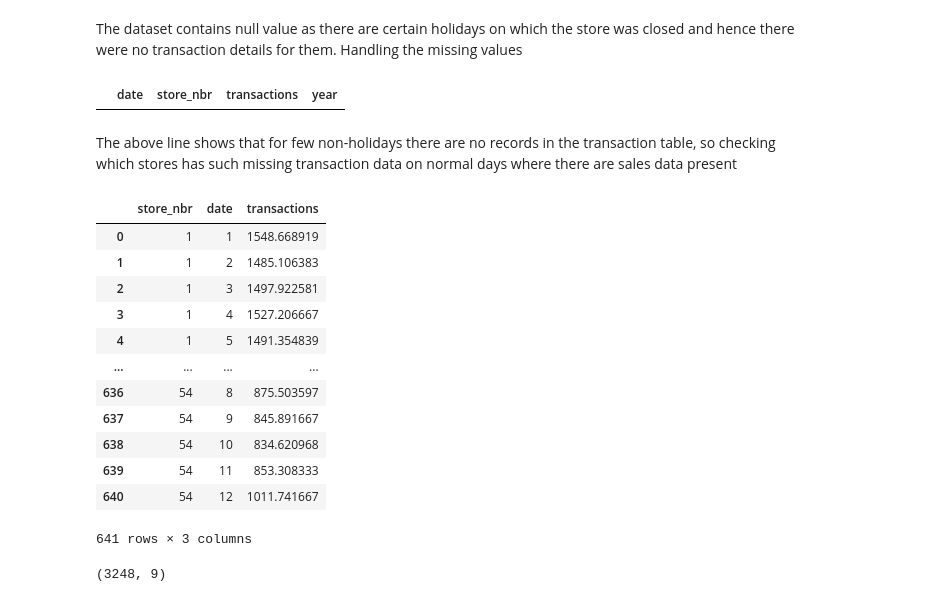
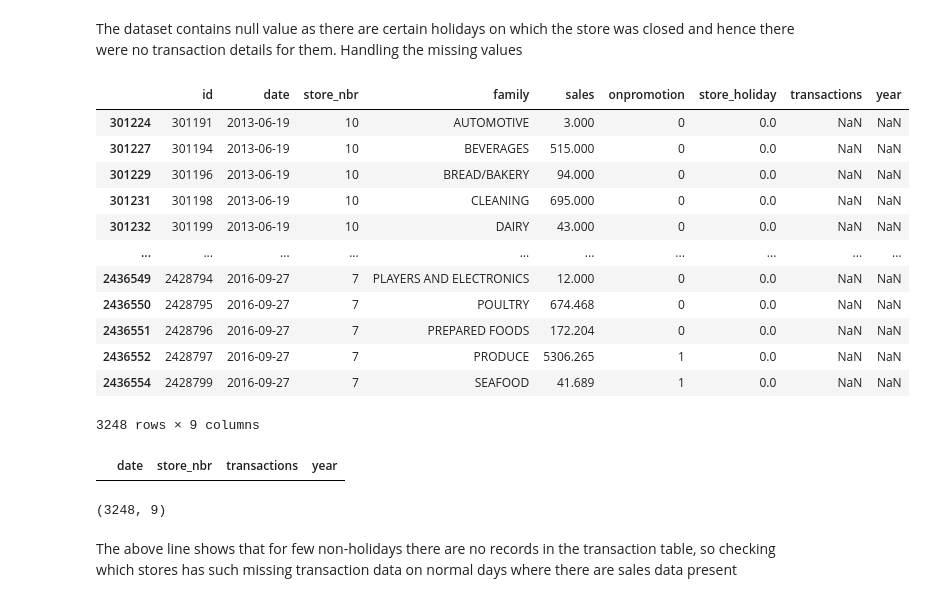
Before and after one commit to Ruparna25/Sales_Forecast-Time_Series, a Jupyter notebook: sales-forecasting-time-series.ipynb, the cells around one changed output. Saved outputs shown, nothing was run; the diff lists cells and outputs as text; code cells hidden in the pictures.

```diff
--- a/sales-forecasting-time-series.ipynb
+++ b/sales-forecasting-time-series.ipynb
@@ -612,8 +612,8 @@ store_srch.groupby('store_nbr')['transactions'].mean().reset_index()[:10]
 So we found that there were 47 stores in 2013, 48 stores in 2014, 53 stores in 2015 and 2016, 54 stores in 2017
 # %%
 #Merging trans data with train data on date and store_nbr
-trans_and_train_with_holiday=train_with_holiday.merge(trans,how='left',left_on=['date','store_nbr'],right_on=['date','store_nbr'])
-trans_and_train_with_holiday.head()
+X_train=train_with_holiday.merge(trans,how='left',left_on=['date','store_nbr'],right_on=['date','store_nbr'])
+X_train.head()
 # %% [output]
 |  | id | date | store_nbr | family | sales | onpromotion | store_holiday | transactions | year |
 | 0 | 0 | 2013-01-01 | 1 | AUTOMOTIVE | 0.0 | 0 | 1.0 | NaN | NaN |
@@ -643,5 +643,21 @@ memory usage: 229.6+ MB
 # %% [markdown]
 The dataset contains null value as there are certain holidays on which the store was closed and hence there were no transaction details for them. Handling the missing values
 # %%
-trans_fix=trans_and_train_with_holiday[(trans_and_train_with_holiday['transactions'].isnull()==True) & trans_and_train_with_holiday['sales']>0.0]
+trans_fix=X_train[(X_train['transactions'].isnull()==True) & (X_train['sales']>0.0)]
+# %%
+trans_fix
+# %% [output]
+|  | id | date | store_nbr | family | sales | onpromotion | store_holiday | transactions | year |
+| 301224 | 301191 | 2013-06-19 | 10 | AUTOMOTIVE | 3.000 | 0 | 0.0 | NaN | NaN |
+| 301227 | 301194 | 2013-06-19 | 10 | BEVERAGES | 515.000 | 0 | 0.0 | NaN | NaN |
+| 301229 | 301196 | 2013-06-19 | 10 | BREAD/BAKERY | 94.000 | 0 | 0.0 | NaN | NaN |
+| 301231 | 301198 | 2013-06-19 | 10 | CLEANING | 695.000 | 0 | 0.0 | NaN | NaN |
+| 301232 | 301199 | 2013-06-19 | 10 | DAIRY | 43.000 | 0 | 0.0 | NaN | NaN |
+| ... | ... | ... | ... | ... | ... | ... | ... | ... | ... |
+| 2436549 | 2428794 | 2016-09-27 | 7 | PLAYERS AND ELECTRONICS | 12.000 | 0 | 0.0 | NaN | NaN |
+| 2436550 | 2428795 | 2016-09-27 | 7 | POULTRY | 674.468 | 0 | 0.0 | NaN | NaN |
+| 2436551 | 2428796 | 2016-09-27 | 7 | PREPARED FOODS | 172.204 | 0 | 0.0 | NaN | NaN |
+| 2436552 | 2428797 | 2016-09-27 | 7 | PRODUCE | 5306.265 | 1 | 0.0 | NaN | NaN |
+| 2436554 | 2428799 | 2016-09-27 | 7 | SEAFOOD | 41.689 | 1 | 0.0 | NaN | NaN |
+3248 rows × 9 columns
 # %%
@@ -649,26 +665,8 @@ trans[(trans['date']=='2013-06-19')&(trans['store_nbr']==10)]
 # %% [output]
 |  | date | store_nbr | transactions | year |
+# %%
+trans_fix.shape
+# %% [output]
+(3248, 9)
 # %% [markdown]
 The above line shows that for few non-holidays there are no records in the transaction table, so checking which stores has such missing transaction data on normal days where there are sales data present
-# %%
-#for date,str_nbr in zip(trans_fix['date'],trans_fix['store_nbr']):
-#    print(date-1)
-trans.groupby(['store_nbr',trans['date'].dt.month])['transactions'].mean().reset_index()
-# %% [output]
-|  | store_nbr | date | transactions |
-| 0 | 1 | 1 | 1548.668919 |
-| 1 | 1 | 2 | 1485.106383 |
-| 2 | 1 | 3 | 1497.922581 |
-| 3 | 1 | 4 | 1527.206667 |
-| 4 | 1 | 5 | 1491.354839 |
-| ... | ... | ... | ... |
-| 636 | 54 | 8 | 875.503597 |
-| 637 | 54 | 9 | 845.891667 |
-| 638 | 54 | 10 | 834.620968 |
-| 639 | 54 | 11 | 853.308333 |
-| 640 | 54 | 12 | 1011.741667 |
-641 rows × 3 columns
-# %%
-trans_fix.shape
-# %% [output]
-(3248, 9)
```
Also changed, not shown: parts of 24 cells of this notebook.
